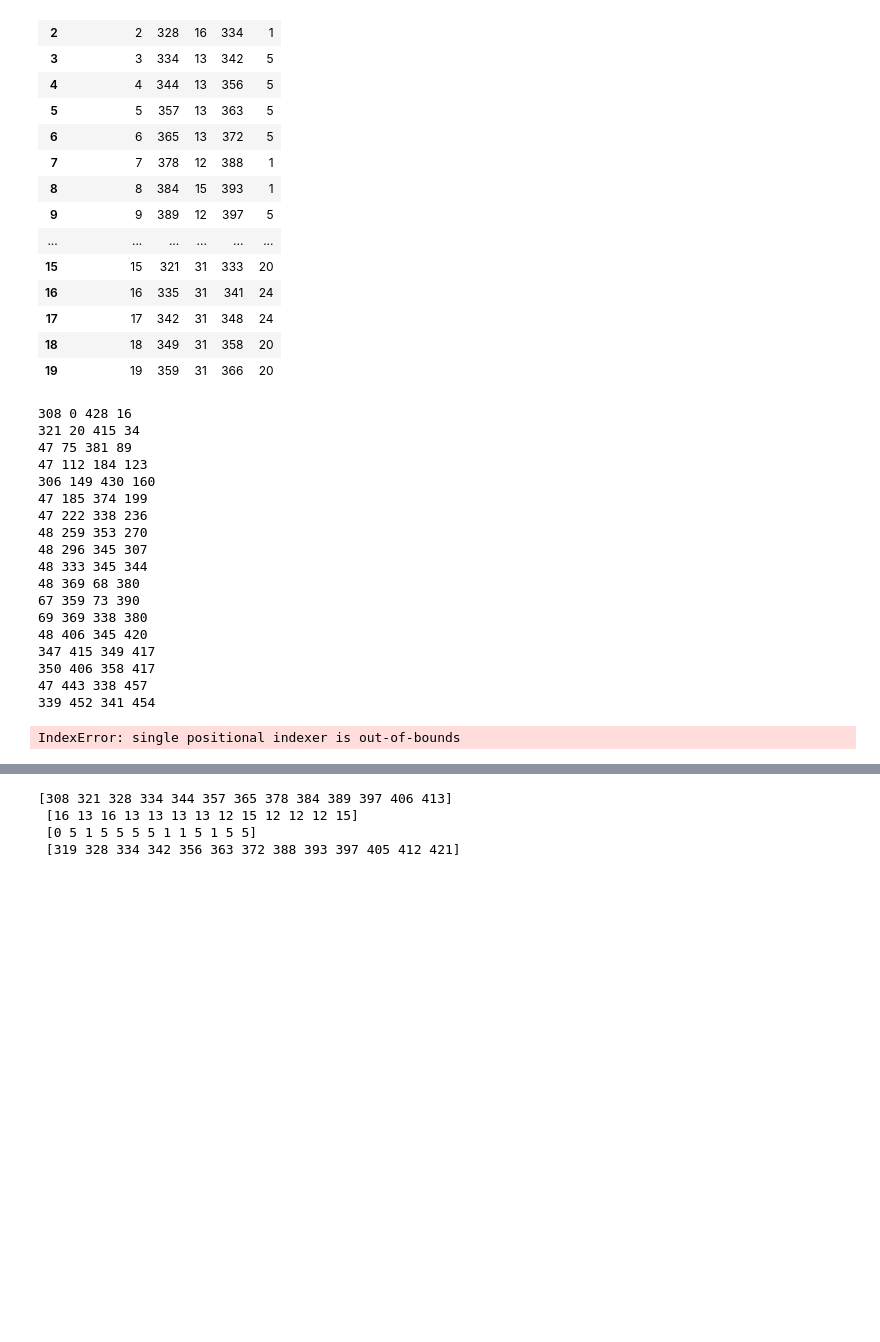
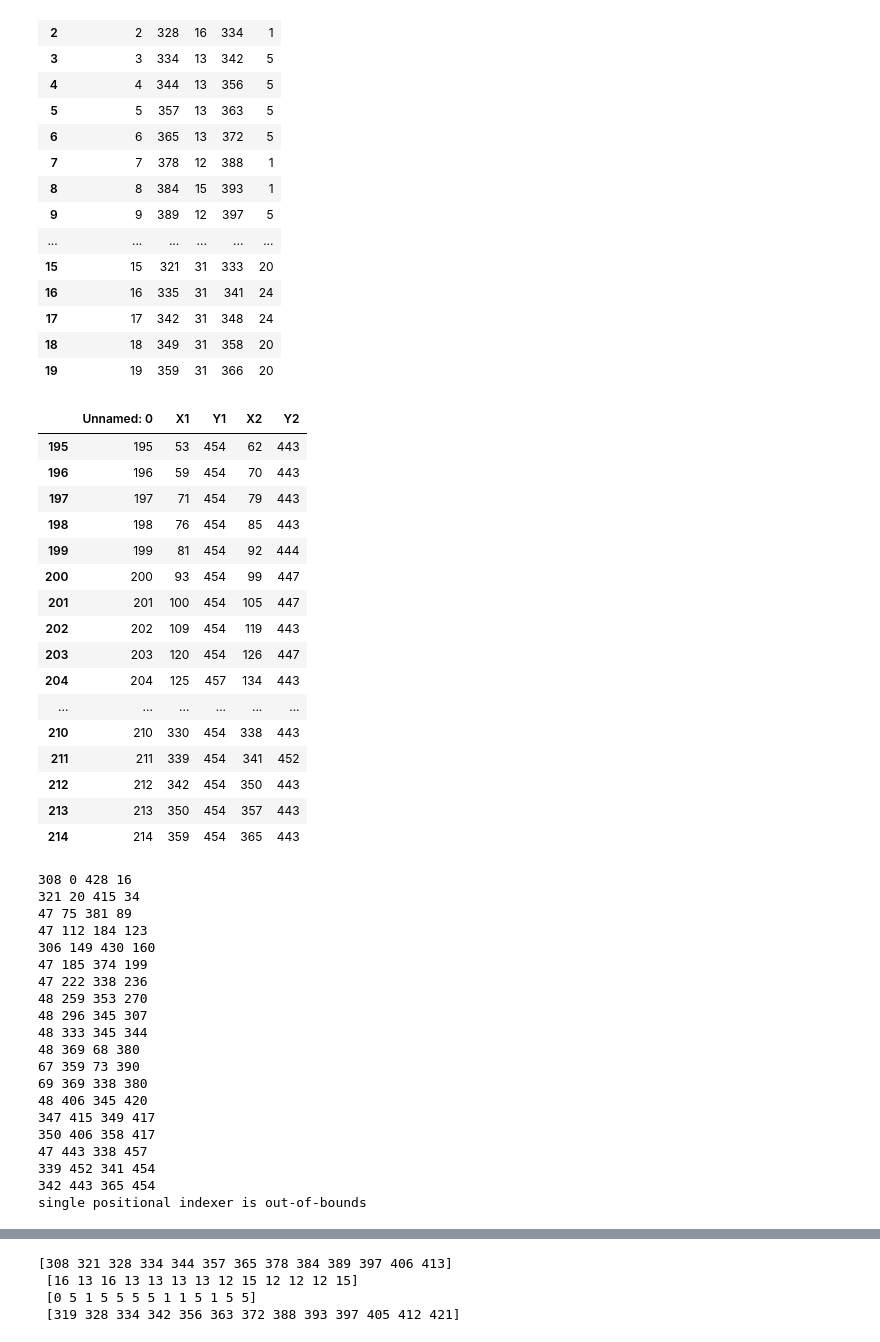
Before and after one commit to Aaris-Kazi/OCR-Enhancement, a Jupyter notebook: test2.ipynb, the cells around one changed output, grey strips where cells are left out. Saved outputs shown, nothing was run; the diff lists cells and outputs as text; code cells hidden in the pictures; blank space fills up the shorter version.

```diff
--- a/test2.ipynb
+++ b/test2.ipynb
@@ -74,6 +74,26 @@ df.head(20)
 | 17 | 17 | 342 | 31 | 348 | 24 |
 | 18 | 18 | 349 | 31 | 358 | 20 |
 | 19 | 19 | 359 | 31 | 366 | 20 |
+# %%
+df.tail(20)
+# %% [output]
+|  | Unnamed: 0 | X1 | Y1 | X2 | Y2 |
+| 195 | 195 | 53 | 454 | 62 | 443 |
+| 196 | 196 | 59 | 454 | 70 | 443 |
+| 197 | 197 | 71 | 454 | 79 | 443 |
+| 198 | 198 | 76 | 454 | 85 | 443 |
+| 199 | 199 | 81 | 454 | 92 | 444 |
+| 200 | 200 | 93 | 454 | 99 | 447 |
+| 201 | 201 | 100 | 454 | 105 | 447 |
+| 202 | 202 | 109 | 454 | 119 | 443 |
+| 203 | 203 | 120 | 454 | 126 | 447 |
+| 204 | 204 | 125 | 457 | 134 | 443 |
+| ... | ... | ... | ... | ... | ... |
+| 210 | 210 | 330 | 454 | 338 | 443 |
+| 211 | 211 | 339 | 454 | 341 | 452 |
+| 212 | 212 | 342 | 454 | 350 | 443 |
+| 213 | 213 | 350 | 454 | 357 | 443 |
+| 214 | 214 | 359 | 454 | 365 | 443 |
 # %%
 x1, x2 =[],[]
 y1, y2 =[],[]
@@ -95,25 +115,33 @@ def filtering(x1,y1,x2,y2):
         pass
 # %%
 for i in range(len(df)):
-    x = df.Y2.iloc[i]
-    y = df.Y2.iloc[i+1]
-    # print(x,y)
-    if x > y-6 and y+6 > x:
-        # print('positive')
-        x1.append(df.X1.iloc[i])
-        y1.append(df.Y1.iloc[i])
-        x2.append(df.X2.iloc[i])
-        y2.append(df.Y2.iloc[i])
-    else:
+    try:
+        x = df.Y2.iloc[i]
+        y = df.Y2.iloc[i+1]
+        # print(x,y)
+        if x > y-6 and y+6 > x:
+            # print('positive')
+            x1.append(df.X1.iloc[i])
+            y1.append(df.Y1.iloc[i])
+            x2.append(df.X2.iloc[i])
+            y2.append(df.Y2.iloc[i])
+        else:
+            x1.append(df.X1.iloc[i])
+            y1.append(df.Y1.iloc[i])
+            x2.append(df.X2.iloc[i])
+            y2.append(df.Y2.iloc[i])
+            filtering(x1,y1,x2,y2)
+
+            # print('negative')
+            x1, x2 =[],[]
+            y1, y2 =[],[]
+    except Exception as e:
         x1.append(df.X1.iloc[i])
         y1.append(df.Y1.iloc[i])
         x2.append(df.X2.iloc[i])
         y2.append(df.Y2.iloc[i])
         filtering(x1,y1,x2,y2)
-
-        # print('negative')
-        x1, x2 =[],[]
-        y1, y2 =[],[]
+        print(e)
 # %% [output]
 308 0 428 16
 321 20 415 34
@@ -133,7 +161,8 @@ for i in range(len(df)):
 350 406 358 417
 47 443 338 457
 339 452 341 454
+342 443 365 454
+single positional indexer is out-of-bounds
-IndexError: single positional indexer is out-of-bounds
 # %%
 print(len(ax1),len(ay1))
 # %% [output]
```
Also changed, not shown: parts of 3 cells of this notebook.
